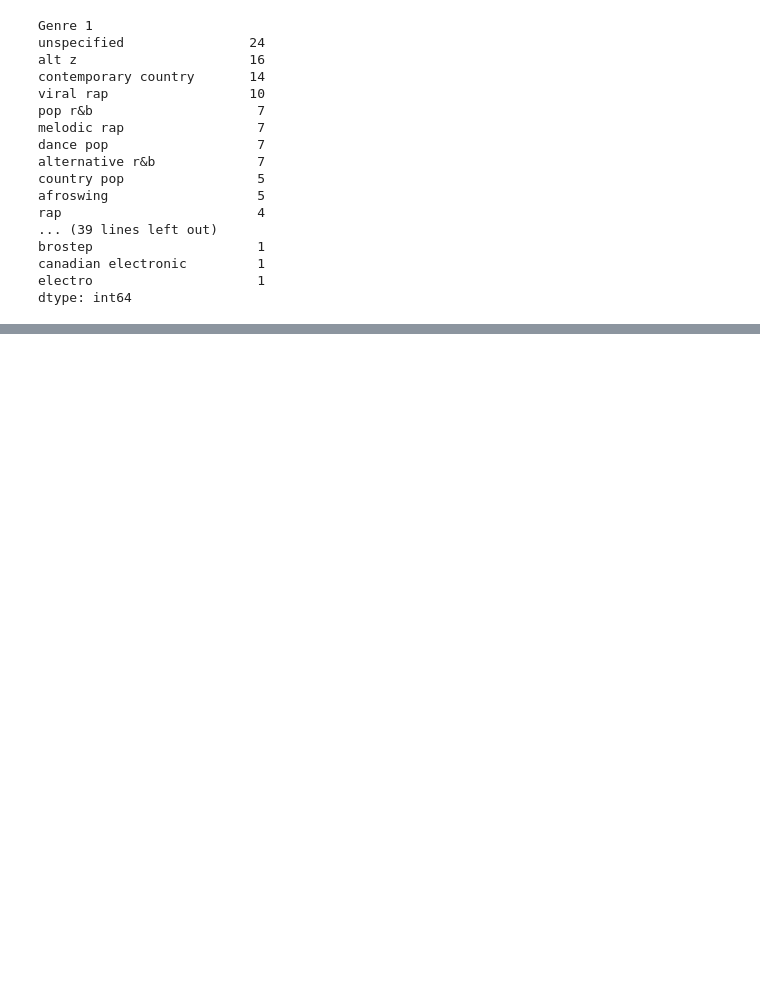
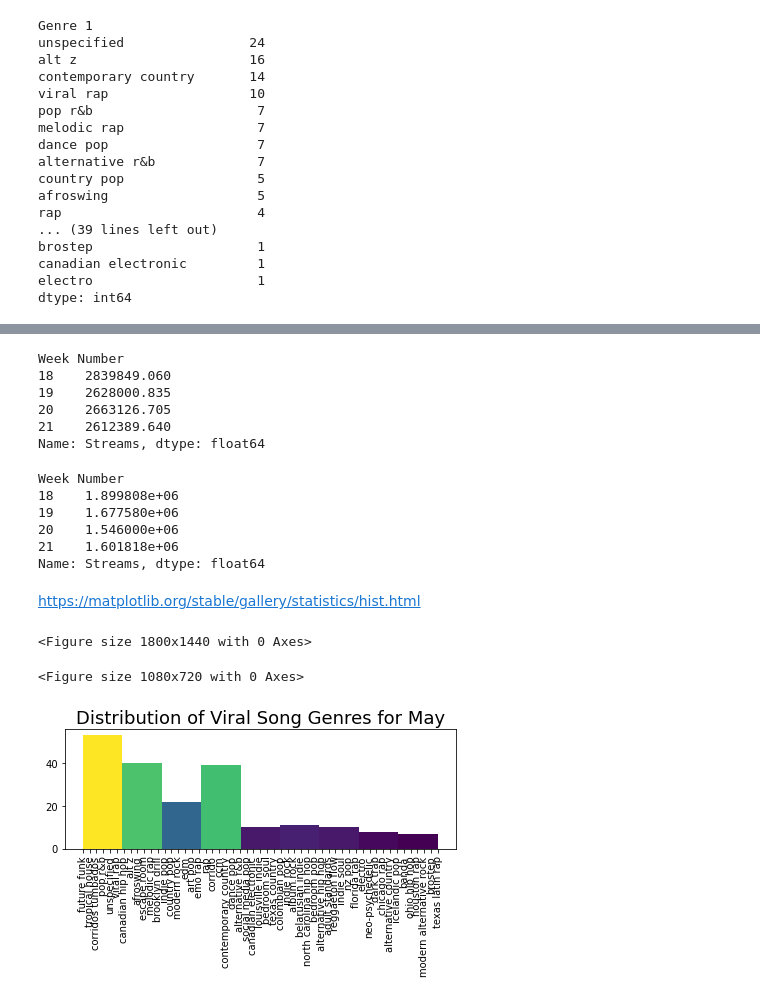
Before and after one commit to Teablee/project-one, a Jupyter notebook: spotify_working.ipynb, the cells around one changed output, grey strips where cells are left out. Cells and saved outputs as stored; diff of their text form; code cells hidden in the pictures; blank space fills up the shorter version.

Commit message:
started histograms

```diff
--- a/spotify_working.ipynb
+++ b/spotify_working.ipynb
@@ -13,8 +13,8 @@ import spotipy
 #     sys.path.append(r"/Users/rosaicelaroman/Desktop/Data_BootCamp/APIs/config_keys/")
 #     from api_keys_v2 import client_secret
 
-client_id = 'client_id'
-client_secret = 'client_secret'
+client_id = 'b03657ef2fd545e29e7fe1d40fd9ab3f'
+client_secret = 'secret'
 
 from spotipy.oauth2 import SpotifyClientCredentials
 
@@ -337,0 +445,3 @@ viral_df.value_counts('Genre 1')
+# %%
+new_may_viral_df_dropped = new_may_viral_df.drop(["Unnamed: 0"], axis=1)
+new_may_viral_df_dropped.head()
@@ -337,0 +638,20 @@ viral_df.value_counts('Genre 1')
+# %%
+new_may_top200_df_dropped.groupby('Week Number')['Streams'].mean()
+# %% [output]
+Week Number
+18    2839849.060
+19    2628000.835
+20    2663126.705
+21    2612389.640
+Name: Streams, dtype: float64
+# %%
+new_may_top200_df_dropped.groupby('Week Number')['Streams'].std()
+# %% [output]
+Week Number
+18    1.899808e+06
+19    1.677580e+06
+20    1.546000e+06
+21    1.601818e+06
+Name: Streams, dtype: float64
+# %% [markdown]
+https://matplotlib.org/stable/gallery/statistics/hist.html
@@ -337,0 +662,35 @@ viral_df.value_counts('Genre 1')
+# %%
+category1 = new_may_viral_df_dropped["Genre 1"]
+category2 = new_july_viral_df_dropped["Genre 1"]
+# %%
+from matplotlib import colors
+#https://matplotlib.org/stable/gallery/statistics/hist.html
+plt.gcf().set_size_inches(25,20)
+plt.figure(figsize=[15, 10])
+# plt.figure(figsize=(15, 10))
+fig, axs = plt.subplots(1, tight_layout=True)
+# figsize=(25, 15)
+# N is the count in each bin, bins is the lower-limit of the bin
+N, bins, patches = axs.hist(category1, bins='auto')
+# N, bins, patches = axs[1].hist(category2, bins='auto')
+# We'll color code by height, but you could use any scalar
+fracs = N / N.max()
+
+# we need to normalize the data to 0..1 for the full range of the colormap
+norm = colors.Normalize(fracs.min(), fracs.max())
+
+# Now, we'll loop through our objects and set the color of each accordingly
+for thisfrac, thispatch in zip(fracs, patches):
+    color = plt.cm.viridis(norm(thisfrac))
+    thispatch.set_facecolor(color)
+
+# We can also normalize our inputs by the total number of counts
+axs.hist(category1, bins='auto', density=True)
+plt.xticks(rotation=90)
+plt.title("Distribution of Viral Song Genres for May", size=18)
+
+plt.show()
+# %% [output]
+<Figure size 1800x1440 with 0 Axes>
+<Figure size 1080x720 with 0 Axes>
+[figure, added]
```
Also changed, not shown: parts of 28 cells of this notebook, 2 other files.
